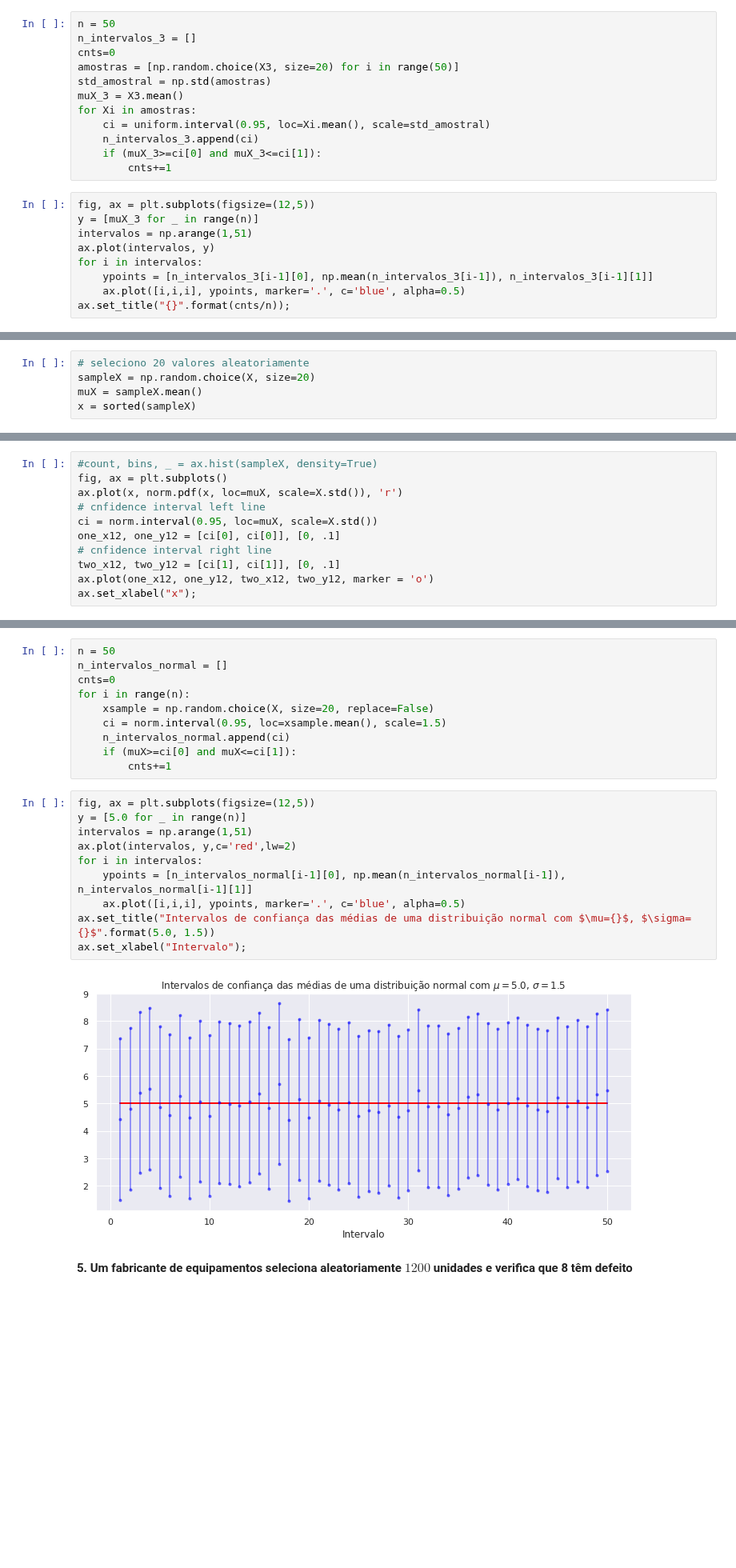
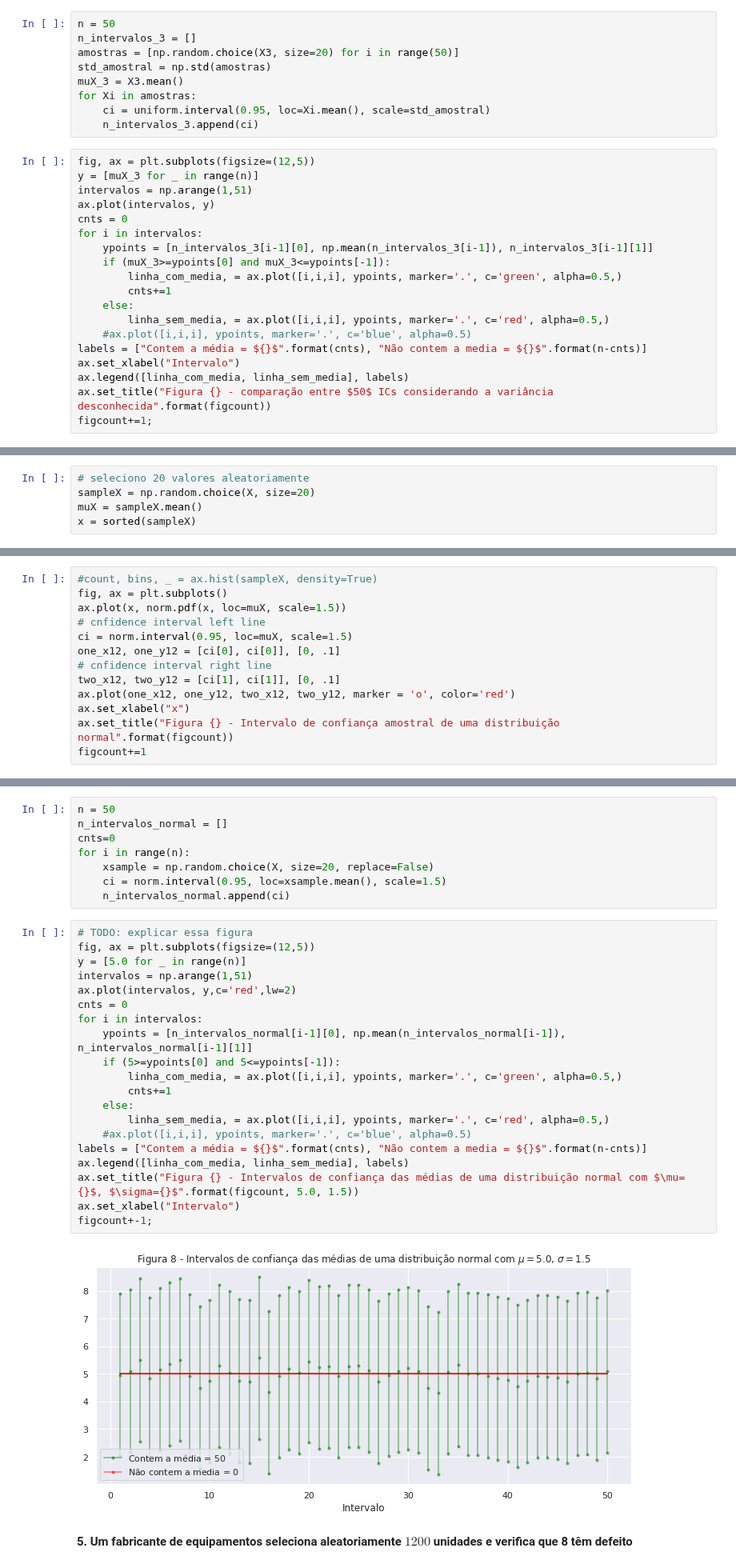
Before and after one commit to ifribeiro/TEI-EstApl, a Jupyter notebook: EPC6.ipynb, the cells around one changed output, grey strips where cells are left out. Shown at 80% size. Cells and saved outputs as stored; diff of their text form; blank space fills up the shorter version.

```diff
--- a/EPC6.ipynb
+++ b/EPC6.ipynb
@@ -138,22 +135,29 @@ Para o caso dos $50$ intervalos, tem-se:
 # %%
 n = 50
 n_intervalos_3 = []
-cnts=0
 amostras = [np.random.choice(X3, size=20) for i in range(50)]
 std_amostral = np.std(amostras)
 muX_3 = X3.mean()
 for Xi in amostras:
     ci = uniform.interval(0.95, loc=Xi.mean(), scale=std_amostral)
     n_intervalos_3.append(ci)
-    if (muX_3>=ci[0] and muX_3<=ci[1]):
-        cnts+=1
 # %%
 fig, ax = plt.subplots(figsize=(12,5))
 y = [muX_3 for _ in range(n)]
 intervalos = np.arange(1,51)
 ax.plot(intervalos, y)
+cnts = 0
 for i in intervalos:
     ypoints = [n_intervalos_3[i-1][0], np.mean(n_intervalos_3[i-1]), n_intervalos_3[i-1][1]]
-    ax.plot([i,i,i], ypoints, marker='.', c='blue', alpha=0.5)
-ax.set_title("{}".format(cnts/n));
+    if (muX_3>=ypoints[0] and muX_3<=ypoints[-1]):
+        linha_com_media, = ax.plot([i,i,i], ypoints, marker='.', c='green', alpha=0.5,)
+        cnts+=1
+    else:
+        linha_sem_media, = ax.plot([i,i,i], ypoints, marker='.', c='red', alpha=0.5,)
+    #ax.plot([i,i,i], ypoints, marker='.', c='blue', alpha=0.5)
+labels = ["Contem a média = ${}$".format(cnts), "Não contem a media = ${}$".format(n-cnts)]
+ax.set_xlabel("Intervalo")
+ax.legend([linha_com_media, linha_sem_media], labels)
+ax.set_title("Figura {} - comparação entre $50$ ICs considerando a variância desconhecida".format(figcount))
+figcount+=1;
 # %% [output]
@@ -170,12 +178,14 @@ x = sorted(sampleX)
 # %%
 #count, bins, _ = ax.hist(sampleX, density=True)
 fig, ax = plt.subplots()
-ax.plot(x, norm.pdf(x, loc=muX, scale=X.std()), 'r')
+ax.plot(x, norm.pdf(x, loc=muX, scale=1.5))
 # cnfidence interval left line
-ci = norm.interval(0.95, loc=muX, scale=X.std())
+ci = norm.interval(0.95, loc=muX, scale=1.5)
 one_x12, one_y12 = [ci[0], ci[0]], [0, .1]
 # cnfidence interval right line
 two_x12, two_y12 = [ci[1], ci[1]], [0, .1]
-ax.plot(one_x12, one_y12, two_x12, two_y12, marker = 'o')
-ax.set_xlabel("x");
+ax.plot(one_x12, one_y12, two_x12, two_y12, marker = 'o', color='red')
+ax.set_xlabel("x")
+ax.set_title("Figura {} - Intervalo de confiança amostral de uma distribuição normal".format(figcount))
+figcount+=1
 # %% [output]
@@ -188,20 +198,28 @@ for i in range(n):
     xsample = np.random.choice(X, size=20, replace=False)
     ci = norm.interval(0.95, loc=xsample.mean(), scale=1.5)
     n_intervalos_normal.append(ci)
-    if (muX>=ci[0] and muX<=ci[1]):
-        cnts+=1
 # %%
+# TODO: explicar essa figura
 fig, ax = plt.subplots(figsize=(12,5))
 y = [5.0 for _ in range(n)]
 intervalos = np.arange(1,51)
 ax.plot(intervalos, y,c='red',lw=2)
+cnts = 0
 for i in intervalos:
     ypoints = [n_intervalos_normal[i-1][0], np.mean(n_intervalos_normal[i-1]), n_intervalos_normal[i-1][1]]
-    ax.plot([i,i,i], ypoints, marker='.', c='blue', alpha=0.5)
-ax.set_title("Intervalos de confiança das médias de uma distribuição normal com $\mu={}$, $\sigma={}$".format(5.0, 1.5))
-ax.set_xlabel("Intervalo");
+    if (5>=ypoints[0] and 5<=ypoints[-1]):
+        linha_com_media, = ax.plot([i,i,i], ypoints, marker='.', c='green', alpha=0.5,)
+        cnts+=1
+    else:
+        linha_sem_media, = ax.plot([i,i,i], ypoints, marker='.', c='red', alpha=0.5,)
+    #ax.plot([i,i,i], ypoints, marker='.', c='blue', alpha=0.5)
+labels = ["Contem a média = ${}$".format(cnts), "Não contem a media = ${}$".format(n-cnts)]
+ax.legend([linha_com_media, linha_sem_media], labels)
+ax.set_title("Figura {} - Intervalos de confiança das médias de uma distribuição normal com $\mu={}$, $\sigma={}$".format(figcount, 5.0, 1.5))
+ax.set_xlabel("Intervalo")
+figcount+-1;
 # %% [output]
-[figure, old version]
+[figure, new version]
 # %% [markdown]
 **5. Um fabricante de equipamentos seleciona aleatoriamente $1200$ unidades e verifica que 8 têm defeito**
 # %% [markdown]
```
Also changed, not shown: parts of 15 cells of this notebook.
